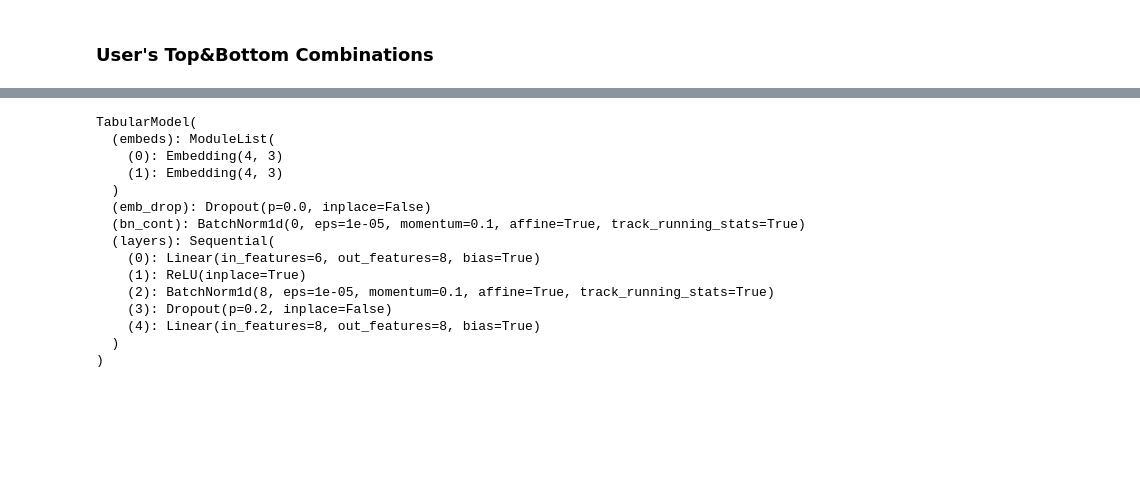
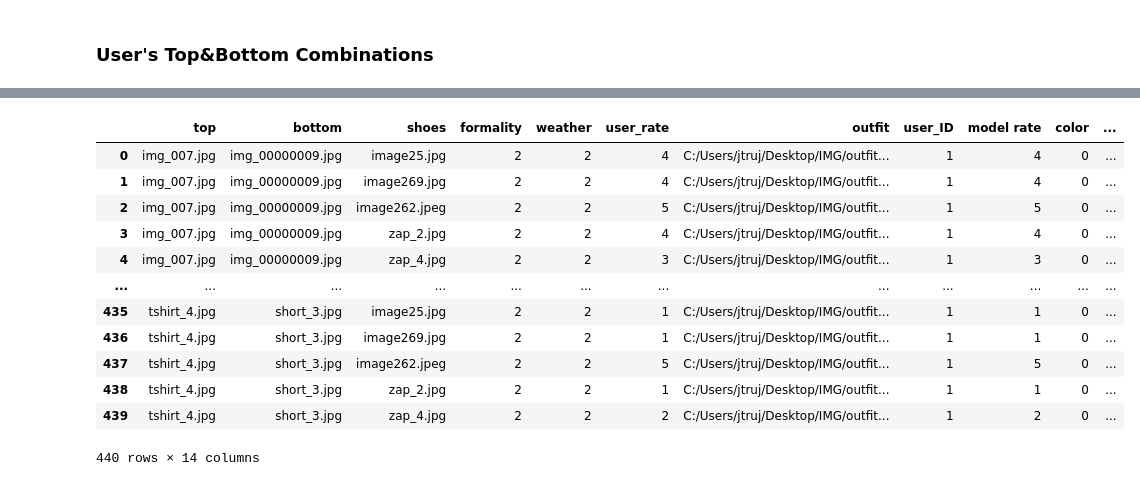
Before and after one commit to JesusTrj/FastFit_AI, a Jupyter notebook: Development/NB_Clothes_Combinatory.ipynb, the cells around one changed output, grey strips where cells are left out. Cells and saved outputs as stored; diff of their text form; code cells hidden in the pictures; blank space fills up the shorter version.

Commit message:
✨ final data update

```diff
--- a/Development/NB_Clothes_Combinatory.ipynb
+++ b/Development/NB_Clothes_Combinatory.ipynb
@@ -139,14 +123,12 @@ df.head()
 # %%
 user_id = 1
 user_closet = df[(df["garment_type"]!=4)] #df[(df["id"]==user_id) & (df["id"]==user_id)]
-
 outfit = pd.DataFrame()
 for formality, weather in filters:
     closet_filtered = user_closet[(user_closet["formality"] == formality_dict[formality])&(user_closet["weather"] == weather_dict[weather])]
-    print(formality, weather, len(closet_filtered))
-    top = list(closet_filtered[closet_filtered["garment_type"]== 1]["id"].unique())
-    bottom = list(closet_filtered[closet_filtered["garment_type"]== 2]["id"].unique())
-    shoes = list(closet_filtered[closet_filtered["garment_type"]== 3]["id"].unique())
+    top = list(closet_filtered[closet_filtered["garment_category"]== 1]["img_path"].unique())
+    bottom = list(closet_filtered[closet_filtered["garment_category"]== 2]["img_path"].unique())
+    shoes = list(closet_filtered[closet_filtered["garment_category"]== 3]["img_path"].unique())
     current = pd.DataFrame(list(itertools.product(top, bottom, shoes)), columns=['top', 'bottom', 'shoes'])
     current["formality"] =  formality
     current["weather"] =  weather
@@ -184,7 +157,7 @@ from PIL import Image
 
 def image_joiner(image_triplet: Tuple ):
     images_list = image_triplet
-    imgs = [Image.open(i) for i in images_list]
+    imgs = [Image.open("C:/Users/jtruj/Desktop/IMG/garments/" + i) for i in images_list]
 
     # If you're using an older version of Pillow, you might have to use .size[0] instead of .width
     # and later on, .size[1] instead of .height
@@ -206,5 +179,5 @@ def image_joiner(image_triplet: Tuple ):
 
         y += img.height
     unique_filename = str(uuid.uuid4())
-    img_merge.save(unique_filename + ".jpg")
-    return unique_filename
+    img_merge.save("C:/Users/jtruj/Desktop/IMG/outfits/" + unique_filename + ".jpg")
+    return "C:/Users/jtruj/Desktop/IMG/outfits/"+unique_filename+".jpg"
@@ -381,26 +183,0 @@ You can deactivate this warning by passing `no_check=True`.
-# %%
-# get embedding sizes of categorical data
-emb_szs = tab_data.train.get_emb_szs()
-
-# output size of the tabular model that will be concatenated with cnn model output
-tab_out_sz = 8
-
-# use fastai functions to get a tabular model
-tabular_model = TabularModel(emb_szs, 0, out_sz=tab_out_sz, layers=[8], ps=0.2)
-tabular_model
-# %% [output]
-TabularModel(
-  (embeds): ModuleList(
-    (0): Embedding(4, 3)
-    (1): Embedding(4, 3)
-  )
-  (emb_drop): Dropout(p=0.0, inplace=False)
-  (bn_cont): BatchNorm1d(0, eps=1e-05, momentum=0.1, affine=True, track_running_stats=True)
-  (layers): Sequential(
-    (0): Linear(in_features=6, out_features=8, bias=True)
-    (1): ReLU(inplace=True)
-    (2): BatchNorm1d(8, eps=1e-05, momentum=0.1, affine=True, track_running_stats=True)
-    (3): Dropout(p=0.2, inplace=False)
-    (4): Linear(in_features=8, out_features=8, bias=True)
-  )
-)
@@ -422,0 +184,31 @@ learn.layer_groups = [nn.Sequential(*flatten_model(cnn_learn.layer_groups[0])),
+# %%
+
+train_df = outfit
+train_df['outfit'] = train_df.apply(lambda x: image_joiner((x['top'], x['bottom'], x['shoes'])),axis=1)
+train_df['user_rate'] = np.random.choice(list(rate), len(train_df))
+train_df['user_ID'] = 1
+train_df['model rate'] = train_df['user_rate']
+train_df['color'] = 0
+train_df['is_favorite'] = 0
+train_df['title'] = ""
+train_df['fecha'] = ""
+train_df['descr'] = ""
+train_df["formality"] = train_df["formality"].map(formality_dict)
+train_df["weather"] = train_df["weather"].map(weather_dict)
+
+train_df.to_csv("table.csv")
+train_df
+# %% [output]
+|  | top | bottom | shoes | formality | weather | user_rate | outfit | user_ID | model rate | color | ... |
+| 0 | img_007.jpg | img_00000009.jpg | image25.jpg | 2 | 2 | 4 | C:/Users/jtruj/Desktop/IMG/outfit... | 1 | 4 | 0 | ... |
+| 1 | img_007.jpg | img_00000009.jpg | image269.jpg | 2 | 2 | 4 | C:/Users/jtruj/Desktop/IMG/outfit... | 1 | 4 | 0 | ... |
+| 2 | img_007.jpg | img_00000009.jpg | image262.jpeg | 2 | 2 | 5 | C:/Users/jtruj/Desktop/IMG/outfit... | 1 | 5 | 0 | ... |
+| 3 | img_007.jpg | img_00000009.jpg | zap_2.jpg | 2 | 2 | 4 | C:/Users/jtruj/Desktop/IMG/outfit... | 1 | 4 | 0 | ... |
+| 4 | img_007.jpg | img_00000009.jpg | zap_4.jpg | 2 | 2 | 3 | C:/Users/jtruj/Desktop/IMG/outfit... | 1 | 3 | 0 | ... |
+| ... | ... | ... | ... | ... | ... | ... | ... | ... | ... | ... | ... |
+| 435 | tshirt_4.jpg | short_3.jpg | image25.jpg | 2 | 2 | 1 | C:/Users/jtruj/Desktop/IMG/outfit... | 1 | 1 | 0 | ... |
+| 436 | tshirt_4.jpg | short_3.jpg | image269.jpg | 2 | 2 | 1 | C:/Users/jtruj/Desktop/IMG/outfit... | 1 | 1 | 0 | ... |
+| 437 | tshirt_4.jpg | short_3.jpg | image262.jpeg | 2 | 2 | 5 | C:/Users/jtruj/Desktop/IMG/outfit... | 1 | 5 | 0 | ... |
+| 438 | tshirt_4.jpg | short_3.jpg | zap_2.jpg | 2 | 2 | 1 | C:/Users/jtruj/Desktop/IMG/outfit... | 1 | 1 | 0 | ... |
+| 439 | tshirt_4.jpg | short_3.jpg | zap_4.jpg | 2 | 2 | 2 | C:/Users/jtruj/Desktop/IMG/outfit... | 1 | 2 | 0 | ... |
+440 rows × 14 columns
```
Also changed, not shown: parts of 29 cells of this notebook, 3 other files.
